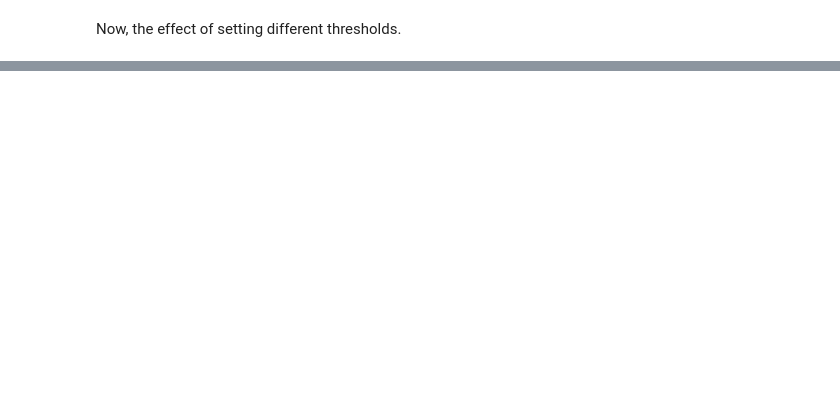
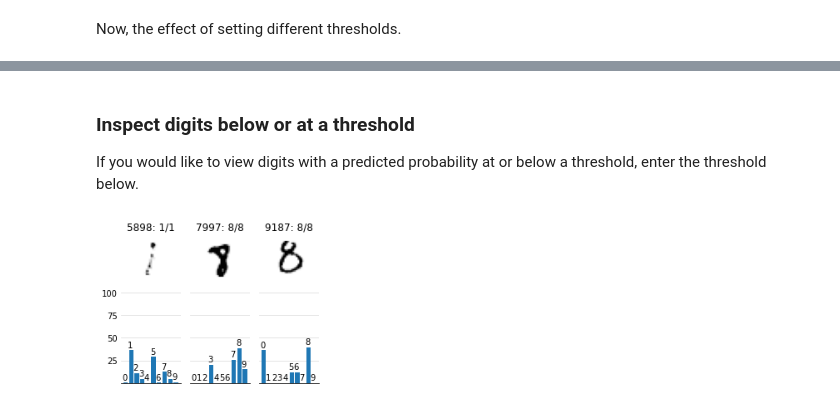
Before and after one commit to fau-masters-collected-works-cgarbin/decision-threshold-effect-on-accuracy, a Jupyter notebook: softmax-thresholds.ipynb, the cells around one changed output, grey strips where cells are left out. Saved outputs shown, nothing was run; the diff lists cells and outputs as text; code cells hidden in the pictures; blank space fills up the shorter version.

Commit message:
Add sections to inspect numbers

```diff
--- a/softmax-thresholds.ipynb
+++ b/softmax-thresholds.ipynb
@@ -328,0 +352,17 @@ Thus, when we see the a claim of accuracy for a model, we must ask:
+# %% [markdown]
+### Inspect digits below or at a threshold
+
+If you would like to view digits with a predicted probability at or below a threshold, enter the threshold below.
+# %%
+THRESHOLD_TO_INSPECT = 0.4
+
+probability_le_threshold_to_inspect = [i for i in correct_index if
+                            max_predicted_probabiliy[i] <= THRESHOLD_TO_INSPECT]
+
+# Draw the digits and probabilities, if there any
+if len(probability_le_threshold_to_inspect) > 0:
+    # Limit the number of digits to show to not lock the notebook for a long time
+    d.draw_digits_histogram(probability_le_threshold_to_inspect[:50],
+        test_label, predicted_label, test_image, predicted_probability)
+# %% [output]
+[figure, added]
```
Also changed, not shown: parts of 15 cells of this notebook.
